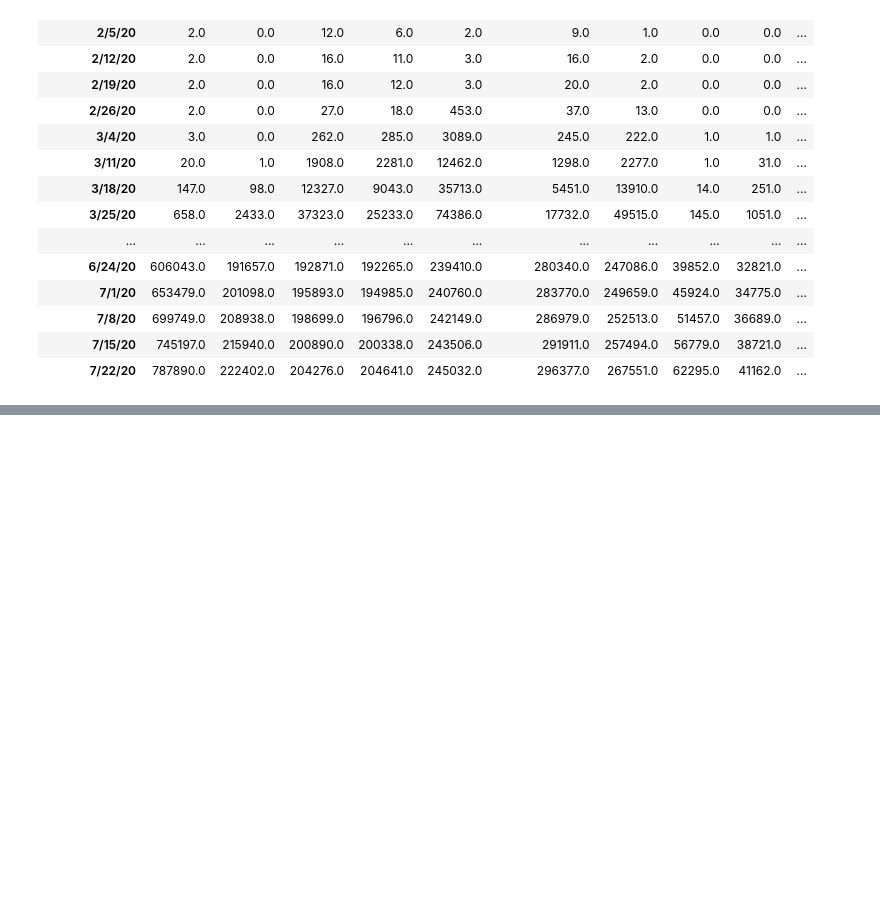
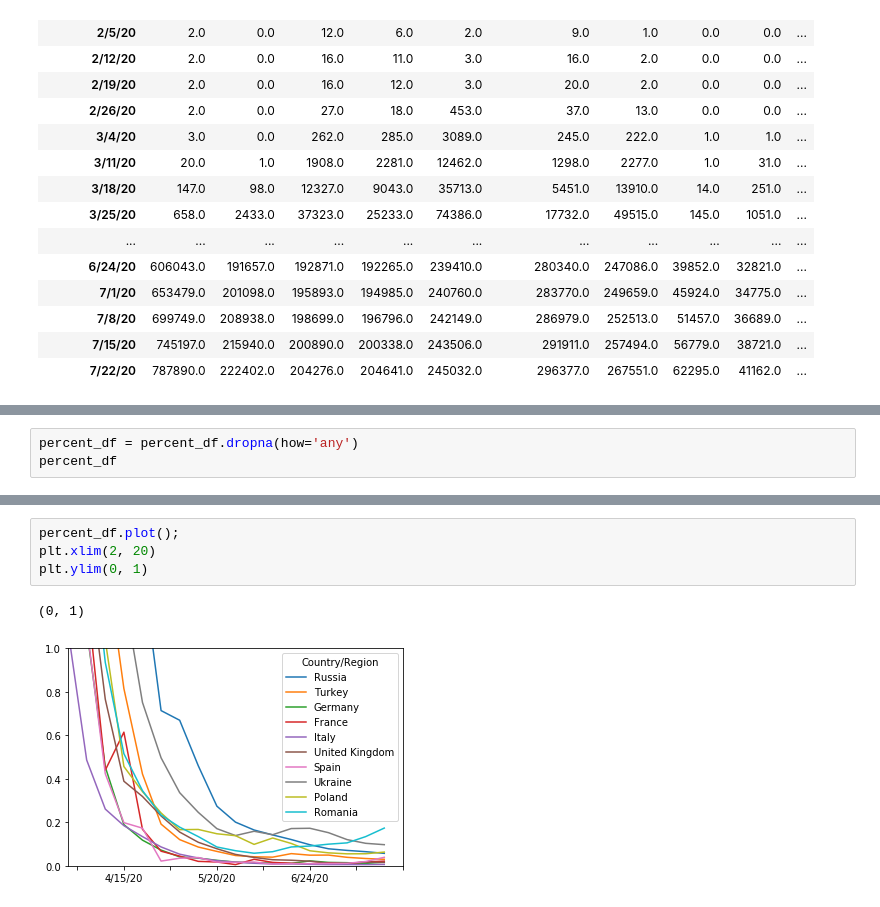
Before and after one commit to touch1295/PROJECT_1, a Jupyter notebook: cleaning.ipynb, the cells around one changed output, grey strips where cells are left out. Cells and saved outputs as stored; diff of their text form; blank space fills up the shorter version.

```diff
--- a/cleaning.ipynb
+++ b/cleaning.ipynb
@@ -208,3 +183,6 @@ percent_df
 | 7/8/20 | 0.070806 | 0.038986 | 0.014324 | 0.009288 | 0.005769 | 0.011308 | 0.011432 | 0.120482 | 0.055040 | ... |
 | 7/15/20 | 0.064949 | 0.033512 | 0.011027 | 0.017998 | 0.005604 | 0.017186 | 0.019726 | 0.103426 | 0.055384 | ... |
 | 7/22/20 | 0.057291 | 0.029925 | 0.016855 | 0.021479 | 0.006267 | 0.015299 | 0.039057 | 0.097149 | 0.063041 | ... |
+# %%
+percent_df = percent_df.dropna(how='any')
+percent_df
@@ -210,0 +207,7 @@ percent_df
+# %%
+percent_df.plot();
+plt.xlim(2, 20)
+plt.ylim(0, 1)
+# %% [output]
+(0, 1)
+[figure, added]
```
Also changed, not shown: parts of 16 cells of this notebook.
